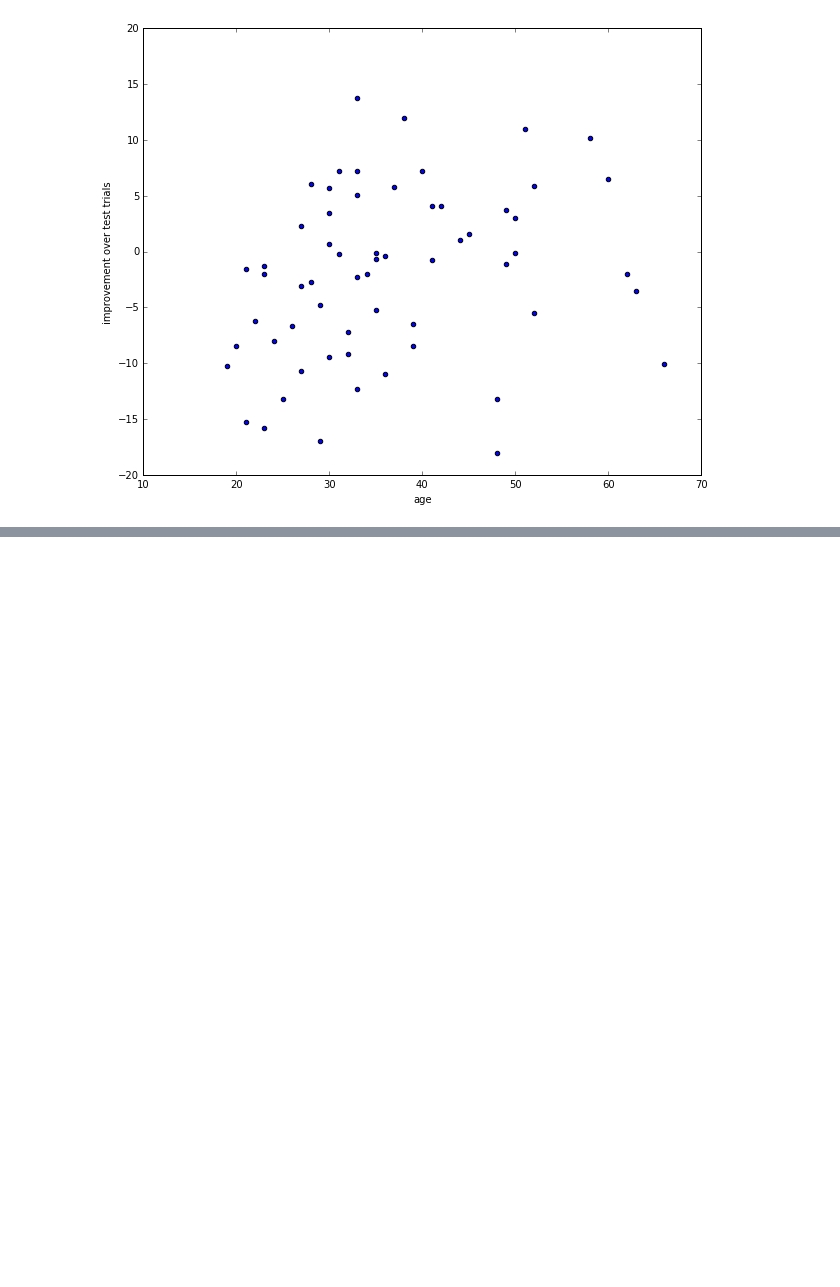
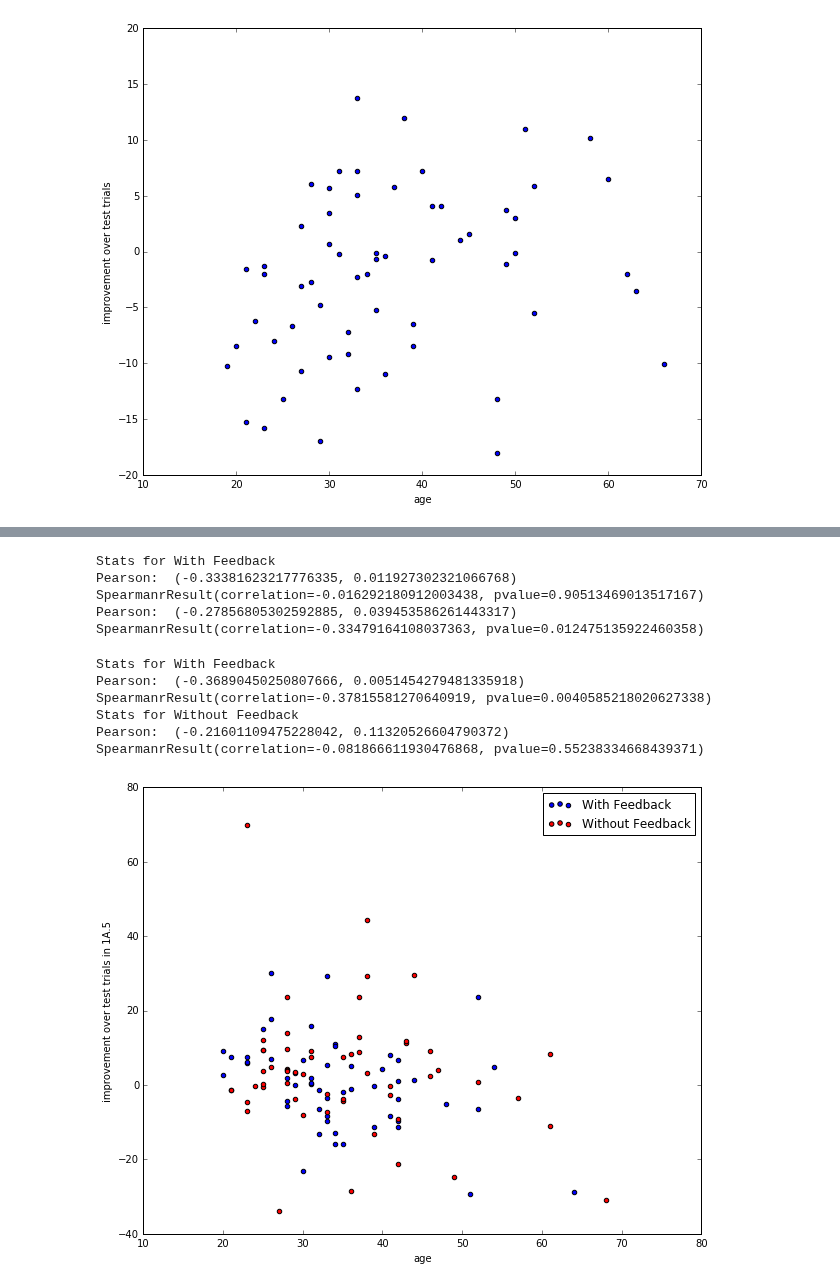
Before and after one commit to fredcallaway/planning, a Jupyter notebook: python/age_analyses.ipynb, the cells around one changed output, grey strips where cells are left out. Saved outputs shown, nothing was run; the diff lists cells and outputs as text; code cells hidden in the pictures; blank space fills up the shorter version.

Commit message:
analyzed 1A.5 data

```diff
--- a/python/age_analyses.ipynb
+++ b/python/age_analyses.ipynb
@@ -113,0 +126,4 @@ SpearmanrResult(correlation=0.33627061418531845, pvalue=0.0080570560072356391)
+# %%
+backwards_data = pd.read_csv('mouselab-mdp.csv')
+bw_test_data = backwards_data[backwards_data['block']=='test']
+backwards_data.head()
@@ -113,0 +137,3 @@ SpearmanrResult(correlation=0.33627061418531845, pvalue=0.0080570560072356391)
+# %%
+pdf = pd.read_csv('participants.csv')
+pdf.head()
@@ -113,0 +147,9 @@ SpearmanrResult(correlation=0.33627061418531845, pvalue=0.0080570560072356391)
+# %%
+perf = bw_test_data[['pid','score', 'trial_index']]
+p_feedback = pdf[['pid', 'with_feedback']]
+avg_score = pd.DataFrame(perf.groupby('pid')['score'].mean())
+age_score = avg_score.merge(backwards_survey.set_index('Unnamed: 0')[['8']], how='outer', left_index=True, right_index=True)
+age_score = age_score.merge(p_feedback.set_index('pid'), how='outer', left_index=True, right_index=True)
+age_score = age_score.rename(columns={'8':'age'})
+age_score = age_score.dropna(axis=0, how='any')
+age_score[:10]
@@ -113,0 +169,41 @@ SpearmanrResult(correlation=0.33627061418531845, pvalue=0.0080570560072356391)
+# %%
+first_five = perf[perf['trial_index'] < 16.0]
+last_five = perf[perf['trial_index'] > 25.0]
+age_score['first_five'] = first_five.groupby('pid')['score'].mean()
+age_score['last_five'] = last_five.groupby('pid')['score'].mean()
+age_score['improvement'] = age_score['last_five'] - age_score['first_five']
+with_fb = age_score.query("with_feedback == True")
+without_fb = age_score.query("with_feedback==False")
+# %%
+print("Stats for With Feedback")
+print('Pearson: ', stats.pearsonr(with_fb['age'], with_fb['score']))
+print(stats.spearmanr(with_fb['age'], with_fb['score']))
+print('Pearson: ', stats.pearsonr(without_fb['age'], without_fb['score']))
+print(stats.spearmanr(without_fb['age'], without_fb['score']))
+# %% [output]
+Stats for With Feedback
+Pearson:  (-0.33381623217776335, 0.011927302321066768)
+SpearmanrResult(correlation=-0.016292180912003438, pvalue=0.90513469013517167)
+Pearson:  (-0.27856805302592885, 0.039453586261443317)
+SpearmanrResult(correlation=-0.33479164108037363, pvalue=0.012475135922460358)
+# %%
+plt.figure(figsize=(10,8))
+plt.scatter(with_fb['age'], with_fb['improvement'], c='b', label='With Feedback')
+plt.scatter(without_fb['age'],without_fb['improvement'], c='r', label='Without Feedback')
+plt.xlabel('age')
+plt.ylabel("improvement over test trials in 1A.5")
+plt.legend()
+print("Stats for With Feedback")
+print('Pearson: ', stats.pearsonr(with_fb['age'], with_fb['improvement']))
+print(stats.spearmanr(with_fb['age'], with_fb['improvement']))
+print("Stats for Without Feedback")
+print('Pearson: ', stats.pearsonr(without_fb['age'], without_fb['improvement']))
+print(stats.spearmanr(without_fb['age'], without_fb['improvement']))
+# %% [output]
+Stats for With Feedback
+Pearson:  (-0.36890450250807666, 0.0051454279481335918)
+SpearmanrResult(correlation=-0.37815581270640919, pvalue=0.0040585218020627338)
+Stats for Without Feedback
+Pearson:  (-0.21601109475228042, 0.11320526604790372)
+SpearmanrResult(correlation=-0.081866611930476868, pvalue=0.55238334668439371)
+[figure, added]
```
Also changed, not shown: parts of 25 cells of this notebook, 1 other file.
